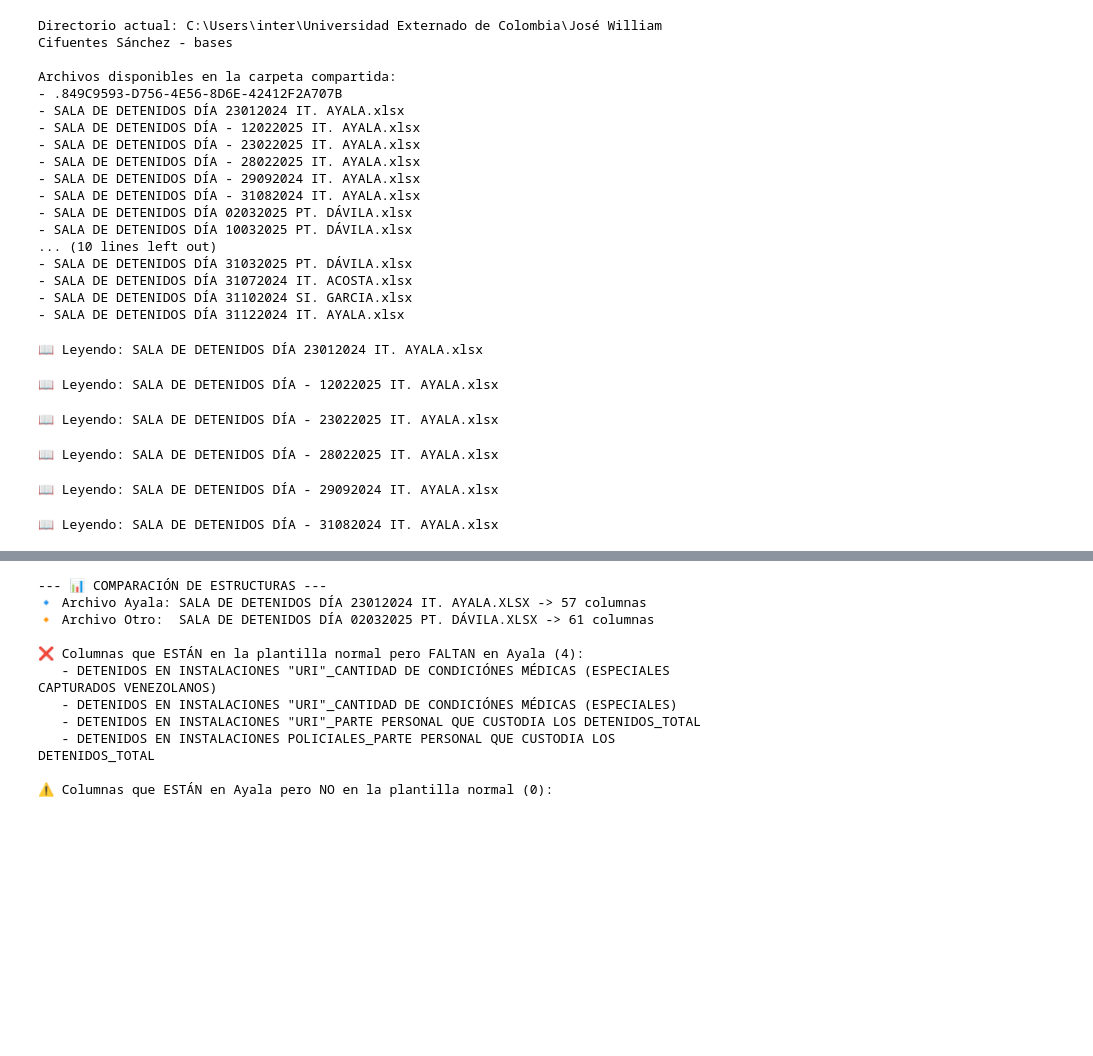
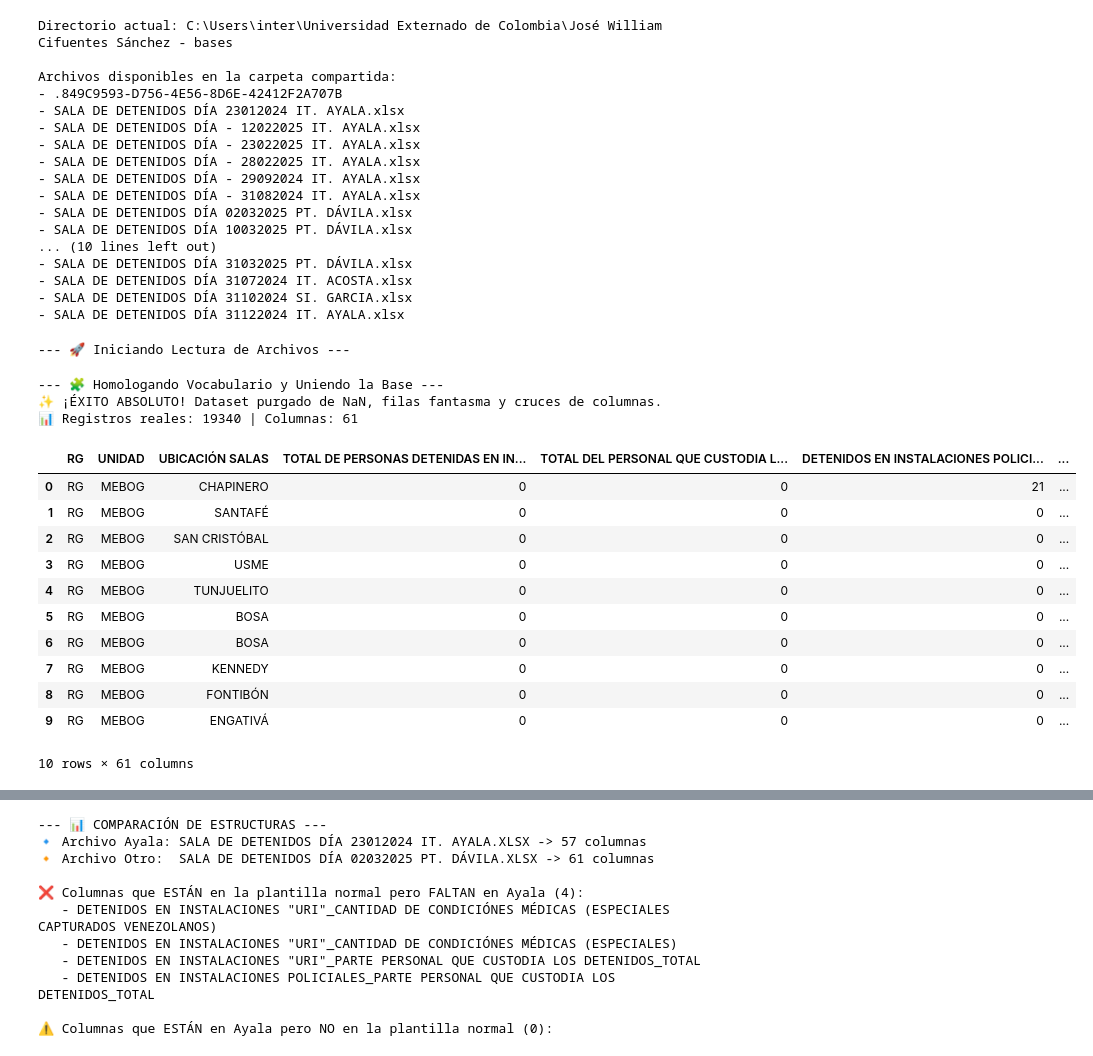
Before and after one commit to DiegoMiranda19/Procesamiento_Datos_Judiciales, a Jupyter notebook: Codigos/overview_transformation.ipynb, the cells around one changed output, grey strips where cells are left out. Saved outputs shown, nothing was run; the diff lists cells and outputs as text; code cells hidden in the pictures; blank space fills up the shorter version.

```diff
--- a/Codigos/overview_transformation.ipynb
+++ b/Codigos/overview_transformation.ipynb
@@ -138,94 +131,84 @@ Archivos disponibles en la carpeta compartida:
 - SALA DE DETENIDOS DÍA 31102024 SI. GARCIA.xlsx
 - SALA DE DETENIDOS DÍA 31122024 IT. AYALA.xlsx
 # %%
-# --- 1. FASE DE EXTRACCIÓN ---
+# ==========================================
+# BUCLE DE LECTURA DE ARCHIVOS
+# ==========================================
 ruta_base = r'C:\Users\inter\Universidad Externado de Colombia\José William Cifuentes Sánchez - bases'
 archivos = [f for f in os.listdir(ruta_base) if f.endswith(('.xlsx', '.xls'))]
 
 todos_los_datos = []
-
+print("--- 🚀 Iniciando Lectura de Archivos ---")
 for archivo in archivos:
-    ruta_full = os.path.join(ruta_base, archivo)
-    print(f"📖 Leyendo: {archivo}")
-
-    df_temp = transformar_con_ancla(ruta_full)
+    df_temp = transformar_con_ancla(os.path.join(ruta_base, archivo))
     if df_temp is not None:
         todos_los_datos.append(df_temp)
 
-# --- FASE 2: CONSOLIDACIÓN Y HOMOLOGACIÓN SEMÁNTICA DEFINITIVA ---
+# ==========================================
+# FASE 2: CONSOLIDACIÓN Y LIMPIEZA FINAL
+# ==========================================
+if todos_los_datos:
+    print("\n--- 🧩 Homologando Vocabulario y Uniendo la Base ---")
 
-if todos_los_datos:
-    print("\n--- 🧩 Homologando Vocabulario y Uniendo la Base de Datos ---")
-
-    # 1. TRADUCCIÓN DEL VOCABULARIO
     for df in todos_los_datos:
         nombres_traducidos = []
         for col in df.columns:
-            nombre = str(col)
-
-            # Reemplazos del dialecto de Ayala al estándar
-            nombre = nombre.replace("RETENIDOS", "DETENIDOS")
-            nombre = nombre.replace("SINDICADOS", "IMPUTADOS")
-            nombre = nombre.replace("UBICIACIÓN", "UBICACIÓN")
-            nombre = nombre.replace("CONDICION_", "CONDICIÓN_")
-            nombre = nombre.replace("CONDICION", "CONDICIÓN")
+            nombre = str(col).replace("RETENIDOS", "DETENIDOS").replace("SINDICADOS", "IMPUTADOS")
+            nombre = nombre.replace("UBICIACIÓN", "UBICACIÓN").replace("CONDICION", "CONDICIÓN")
             nombre = nombre.replace("RETENIDAS", "DETENIDAS")
-
-            # Agregamos "CANTIDAD DE " si Ayala se lo comió
             if "_CONDICIÓNES MÉDICAS" in nombre and "CANTIDAD DE" not in nombre:
                 nombre = nombre.replace("_CONDICIÓNES MÉDICAS", "_CANTIDAD DE CONDICIÓNES MÉDICAS")
-
             nombres_traducidos.append(nombre)
 
-        # Red de seguridad anti-clones (Evita el InvalidIndexError)
         nombres_unicos_finales = []
         conteo_nombres = {}
         for nom in nombres_traducidos:
             if nom not in conteo_nombres:
                 nombres_unicos_finales.append(nom)
                 conteo_nombres[nom] = 1
             else:
                 nombres_unicos_finales.append(f"{nom}_{conteo_nombres[nom]}")
                 conteo_nombres[nom] += 1
-
         df.columns = nombres_unicos_finales
 
-    # 2. CONCATENACIÓN MÁGICA
     df_final = pd.concat(todos_los_datos, axis=0, ignore_index=True)
 
-    # 3. FILTRO ANTI-BASURA Y TOTALES (¡Aquí agregamos la mejora!)
-    col_unidad = df_final.columns[1] # Sabemos que la Unidad es la columna 1
-    col_rg = df_final.columns[0]     # Sabemos que la RG es la columna 0
+    col_rg = df_final.columns[0]
+    col_unidad = df_final.columns[1]
 
-    # 🔥 ELIMINAR FILAS FANTASMA: Si la columna UNIDAD está vacía (NaN), destruimos la fila
+    # Destruye las filas de basura provenientes de Excel
     df_final = df_final.dropna(subset=[col_unidad])
 
-    # Filtramos para quitar subtotales y totales generales
     condicion_unidad = ~df_final[col_unidad].astype(str).str.contains('SUBTOTAL', case=False, na=False)
     condicion_rg = ~df_final[col_rg].astype(str).str.contains('TOTAL GENERAL', case=False, na=False)
-
     df_final = df_final[condicion_unidad & condicion_rg].reset_index(drop=True)
 
-    # 4. LIMPIEZA DE NAN EN NÚMEROS (Convertir vacíos en 0)
+    # Asegurar que todas las columnas de métricas queden en Cero absoluto (sin NaN ni decimales)
     columnas_texto = [col_rg, col_unidad, 'UBICACIÓN SALAS', 'ARCHIVO_ORIGEN']
     cols_numericas = [c for c in df_final.columns if c not in columnas_texto]
 
-    # Convertimos los números basura a NaN y luego todo a 0 entero
     for col in cols_numericas:
         df_final[col] = pd.to_numeric(df_final[col], errors='coerce').fillna(0).astype(int)
 
-    print(f"✨ ¡ÉXITO ABSOLUTO! Dataset consolidado y purgado de filas fantasma.")
-    print(f"📊 Total de registros reales: {df_final.shape[0]}")
-    print(f"📊 Columnas finales: {df_final.shape[1]}")
-
-    # Mostramos 10 filas para confirmar visualmente que la basura de arriba desapareció
+    print(f"✨ ¡ÉXITO ABSOLUTO! Dataset purgado de NaN, filas fantasma y cruces de columnas.")
+    print(f"📊 Registros reales: {df_final.shape[0]} | Columnas: {df_final.shape[1]}")
     display(df_final.head(10))
 else:
-    print("❌ La lista 'todos_los_datos' está vacía.")
+    print("❌ No se encontraron datos para consolidar.")
 # %% [output]
-📖 Leyendo: SALA DE DETENIDOS DÍA 23012024 IT. AYALA.xlsx
+--- 🚀 Iniciando Lectura de Archivos ---
-📖 Leyendo: SALA DE DETENIDOS DÍA - 12022025 IT. AYALA.xlsx
+--- 🧩 Homologando Vocabulario y Uniendo la Base ---
+✨ ¡ÉXITO ABSOLUTO! Dataset purgado de NaN, filas fantasma y cruces de columnas.
+📊 Registros reales: 19340 | Columnas: 61
+|  | RG | UNIDAD | UBICACIÓN SALAS | TOTAL DE PERSONAS DETENIDAS EN IN... | TOTAL DEL PERSONAL QUE CUSTODIA L... | DETENIDOS EN INSTALACIONES POLICI... | ... |
+| 0 | RG | MEBOG | CHAPINERO | 0 | 0 | 21 | ... |
+| 1 | RG | MEBOG | SANTAFÉ | 0 | 0 | 0 | ... |
+| 2 | RG | MEBOG | SAN CRISTÓBAL | 0 | 0 | 0 | ... |
+| 3 | RG | MEBOG | USME | 0 | 0 | 0 | ... |
+| 4 | RG | MEBOG | TUNJUELITO | 0 | 0 | 0 | ... |
+| 5 | RG | MEBOG | BOSA | 0 | 0 | 0 | ... |
+| 6 | RG | MEBOG | BOSA | 0 | 0 | 0 | ... |
+| 7 | RG | MEBOG | KENNEDY | 0 | 0 | 0 | ... |
+| 8 | RG | MEBOG | FONTIBÓN | 0 | 0 | 0 | ... |
+| 9 | RG | MEBOG | ENGATIVÁ | 0 | 0 | 0 | ... |
-📖 Leyendo: SALA DE DETENIDOS DÍA - 23022025 IT. AYALA.xlsx
+10 rows × 61 columns
-📖 Leyendo: SALA DE DETENIDOS DÍA - 28022025 IT. AYALA.xlsx
-📖 Leyendo: SALA DE DETENIDOS DÍA - 29092024 IT. AYALA.xlsx
-📖 Leyendo: SALA DE DETENIDOS DÍA - 31082024 IT. AYALA.xlsx
```
Also changed, not shown: parts of 5 cells of this notebook, 4 other files.
